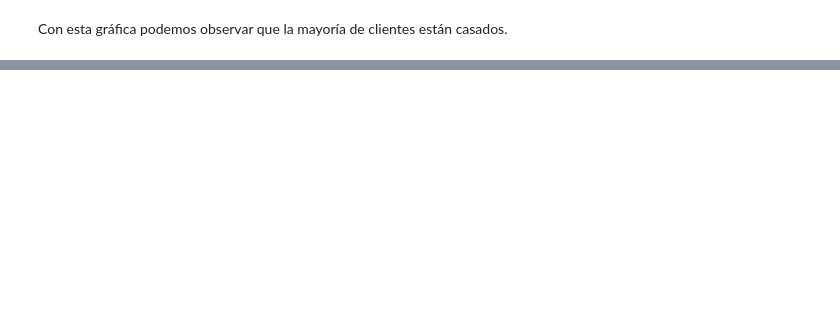
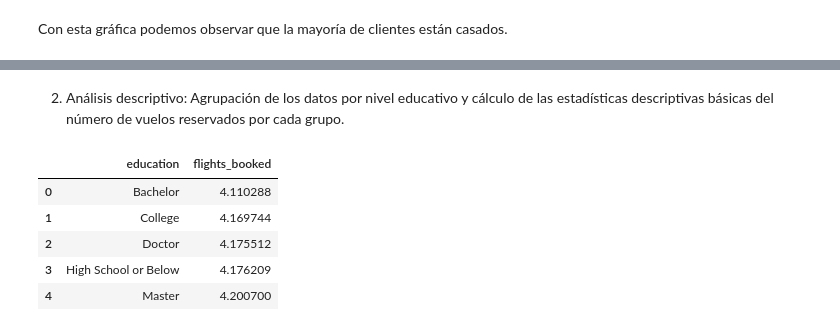
Before and after one commit to Adalab/bda-modulo-3-evaluacion-final-lopezleyre, a Jupyter notebook: leyre-evaluacion_modulo3.ipynb, the cells around one changed output, grey strips where cells are left out. Saved outputs shown, nothing was run; the diff lists cells and outputs as text; code cells hidden in the pictures; blank space fills up the shorter version.

```diff
--- a/leyre-evaluacion_modulo3.ipynb
+++ b/leyre-evaluacion_modulo3.ipynb
@@ -553,0 +571,13 @@ Con esta gráfica podemos observar que la mayoría de clientes están casados.
+# %% [markdown]
+2. Análisis descriptivo: Agrupación de los datos por nivel educativo y cálculo de las estadísticas descriptivas básicas del número de vuelos reservados por cada grupo.
+# %%
+df_agrupado = df_reservas.groupby("education")["flights_booked"].mean().reset_index()
+
+df_agrupado
+# %% [output]
+|  | education | flights_booked |
+| 0 | Bachelor | 4.110288 |
+| 1 | College | 4.169744 |
+| 2 | Doctor | 4.175512 |
+| 3 | High School or Below | 4.176209 |
+| 4 | Master | 4.200700 |
```
Also changed, not shown: parts of 13 cells of this notebook, 1 other file.
